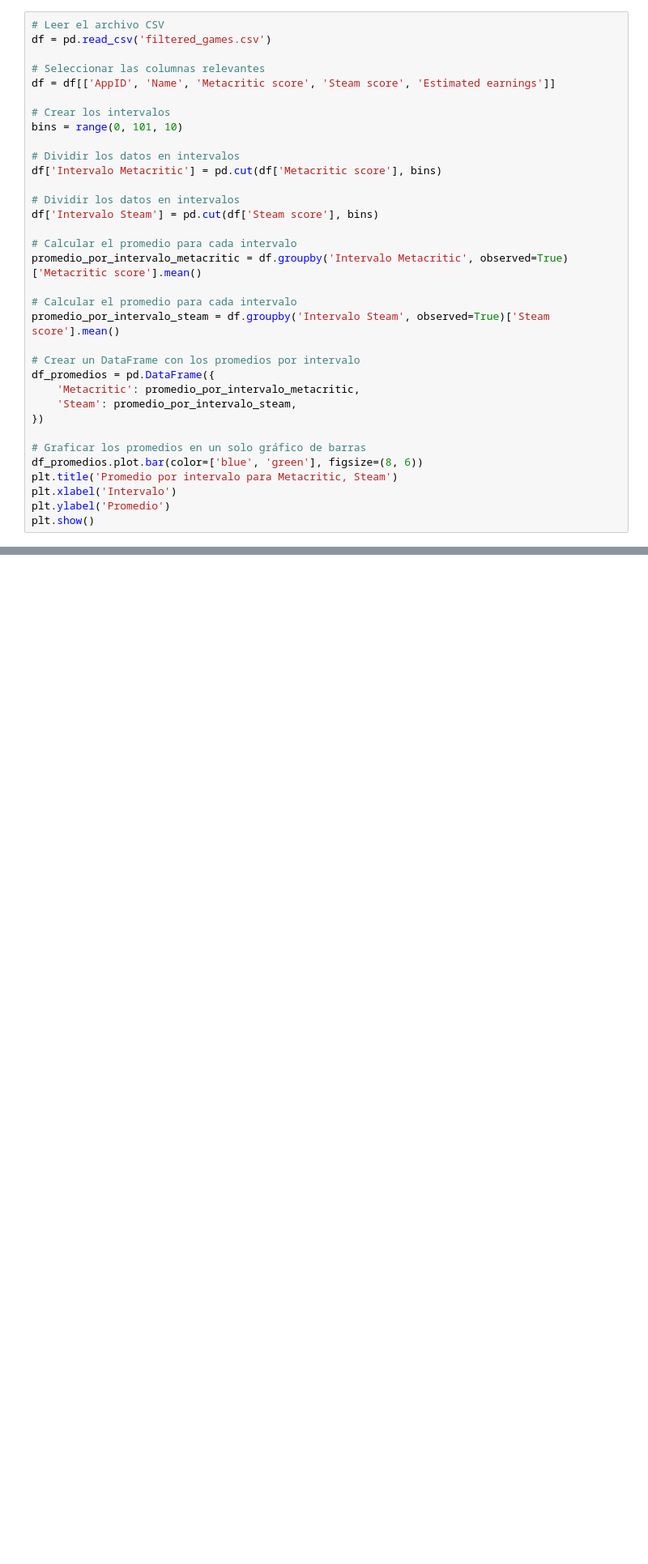
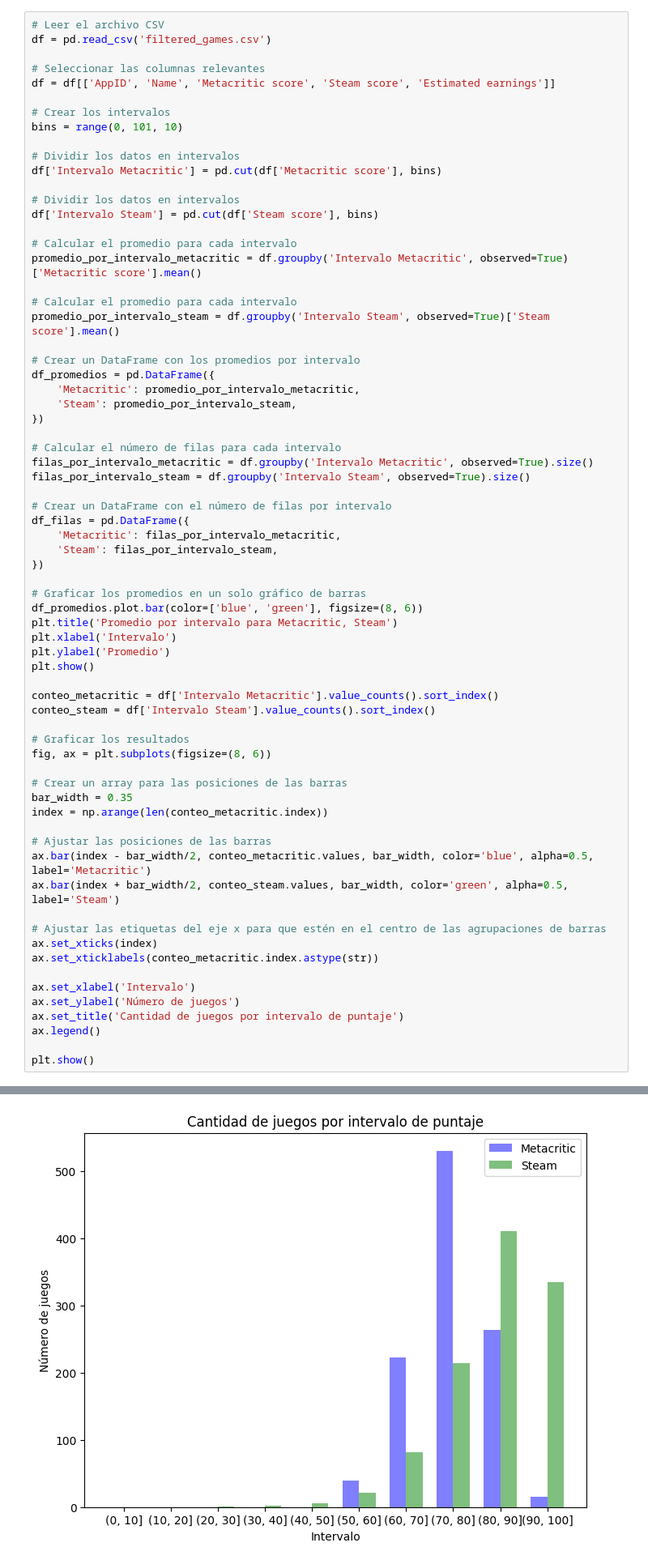
Before and after one commit to VicenteA18UCN/IDS_PROJECT, a Jupyter notebook: proyecto.ipynb, the cells around one changed output, grey strips where cells are left out. Shown: that part at 81% size. Cells and saved outputs as stored; diff of their text form; blank space fills up the shorter version.

Commit message:
agregar conclusion y grafico para cantidad de juegos por intervalos de puntaje

```diff
--- a/proyecto.ipynb
+++ b/proyecto.ipynb
@@ -59,30 +58,66 @@ df = df[['AppID', 'Name', 'Metacritic score', 'Steam score', 'Estimated earnings
 
 # Crear los intervalos
 bins = range(0, 101, 10)
 
 # Dividir los datos en intervalos
 df['Intervalo Metacritic'] = pd.cut(df['Metacritic score'], bins)
 
 # Dividir los datos en intervalos
 df['Intervalo Steam'] = pd.cut(df['Steam score'], bins)
 
 # Calcular el promedio para cada intervalo
 promedio_por_intervalo_metacritic = df.groupby('Intervalo Metacritic', observed=True)['Metacritic score'].mean()
 
 # Calcular el promedio para cada intervalo
 promedio_por_intervalo_steam = df.groupby('Intervalo Steam', observed=True)['Steam score'].mean()
 
 # Crear un DataFrame con los promedios por intervalo
 df_promedios = pd.DataFrame({
     'Metacritic': promedio_por_intervalo_metacritic,
     'Steam': promedio_por_intervalo_steam,
 })
 
+# Calcular el número de filas para cada intervalo
+filas_por_intervalo_metacritic = df.groupby('Intervalo Metacritic', observed=True).size()
+filas_por_intervalo_steam = df.groupby('Intervalo Steam', observed=True).size()
+
+# Crear un DataFrame con el número de filas por intervalo
+df_filas = pd.DataFrame({
+    'Metacritic': filas_por_intervalo_metacritic,
+    'Steam': filas_por_intervalo_steam,
+})
+
 # Graficar los promedios en un solo gráfico de barras
 df_promedios.plot.bar(color=['blue', 'green'], figsize=(8, 6))
 plt.title('Promedio por intervalo para Metacritic, Steam')
 plt.xlabel('Intervalo')
 plt.ylabel('Promedio')
 plt.show()
+
+conteo_metacritic = df['Intervalo Metacritic'].value_counts().sort_index()
+conteo_steam = df['Intervalo Steam'].value_counts().sort_index()
+
+# Graficar los resultados
+fig, ax = plt.subplots(figsize=(8, 6))
+
+# Crear un array para las posiciones de las barras
+bar_width = 0.35
+index = np.arange(len(conteo_metacritic.index))
+
+# Ajustar las posiciones de las barras
+ax.bar(index - bar_width/2, conteo_metacritic.values, bar_width, color='blue', alpha=0.5, label='Metacritic')
+ax.bar(index + bar_width/2, conteo_steam.values, bar_width, color='green', alpha=0.5, label='Steam')
+
+# Ajustar las etiquetas del eje x para que estén en el centro de las agrupaciones de barras
+ax.set_xticks(index)
+ax.set_xticklabels(conteo_metacritic.index.astype(str))
+
+ax.set_xlabel('Intervalo')
+ax.set_ylabel('Número de juegos')
+ax.set_title('Cantidad de juegos por intervalo de puntaje')
+ax.legend()
+
+plt.show()
 # %% [output]
 [figure]
+[figure, added]
```
Also changed, not shown: parts of 2 cells of this notebook.
